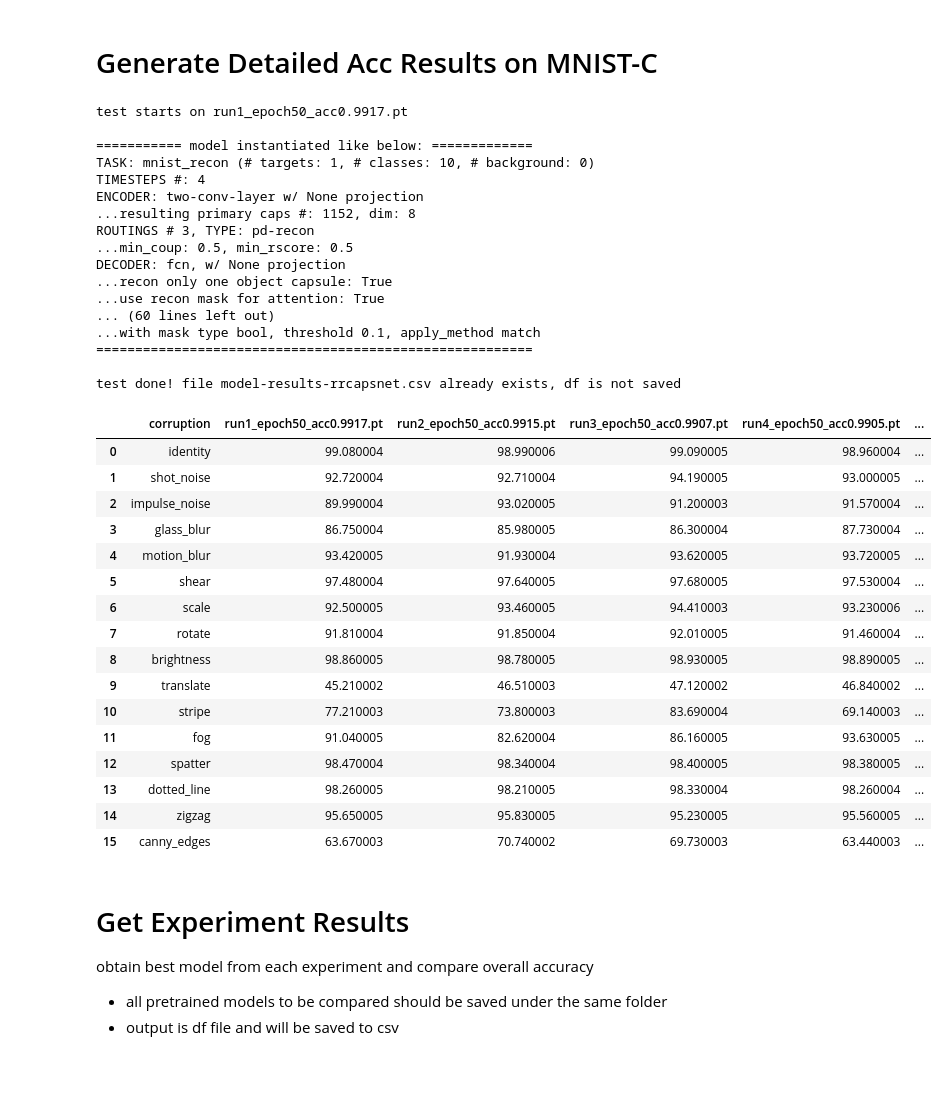
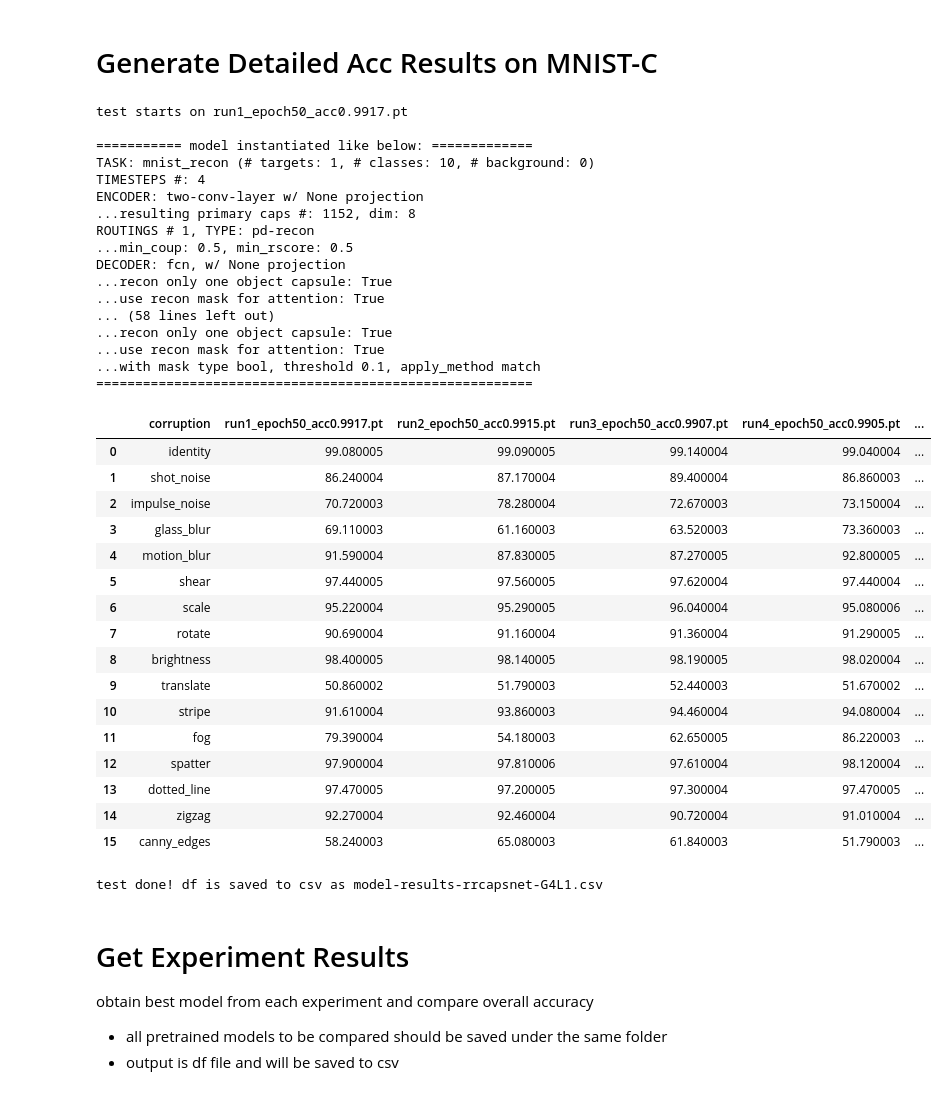
Before and after one commit to ahnchive/ORA-recognition, a Jupyter notebook: eval_rrcapsnet_original.ipynb, the cells around one changed output. Cells and saved outputs as stored; diff of their text form; code cells hidden in the pictures.

```diff
--- a/eval_rrcapsnet_original.ipynb
+++ b/eval_rrcapsnet_original.ipynb
@@ -709,17 +719,18 @@ print_args=False
 
 # load model
 args_to_update = {'device':DEVICE, 'batch_size':BATCHSIZE,
-                 'time_steps': 4, 'routings': 3, 'routing_type': 'pd-recon', #'original'
+                 'time_steps': 1, 'routings': 1, 'routing_type': 'pd-recon', #'original'
                  'min_coup': 0.5, 'min_rscore': 0.5, 'mask_threshold': 0.1}
 
-load_model_path = './results/mnist/Mar21_0248_run3/archive_model_epoch50_acc0.9907.pt'
+load_model_path = './models/rrcapsnet/run3_epoch50_acc0.9907.pt'
+
 
 args = load_args(load_model_path, args_to_update, print_args)
 model = load_model(args)
 
 
 # obtain model prediction and outputs
-corruption_index =2
+corruption_index =12
 corruption =CORRUPTION_TYPES[corruption_index-1]
 
 if task == 'mnist_c_mini':
@@ -732,8 +743,8 @@ elif task =='mnist_c_original':
     evaluate_model_on_mnistc_original(corruption, model, verbose=False, save_hooks=False)
     print(f'==> corruption type: {corruption}, this batch acc: {acc_model.mean().item()}')
 else:
-    batchnum=3*int(1000/BATCHSIZE)-1
-    x, gtx, y, objcaps_len_step, x_recon_step, outputs = evaluate_on_batch(task, batchnum, model, args, train)
+    batchnum=corruption_index*int(1000/BATCHSIZE)-1
+    x, gtx, y, objcaps_len_step, x_recon_step, outputs_model = evaluate_on_batch(task, batchnum, model, args, train)
 
 # get model prediction
 objcaps_len_step_narrow = objcaps_len_step.narrow(dim=2,start=0, length=args.num_classes)
@@ -928,11 +931,10 @@ visualize_batch(x, y, outputs['x_input'], objcaps_len_step, start=idx_start, n_i
 ########################################################
 # best model comparison on entire corruptions
 ########################################################
-path_df = 'model-results-rrcapsnet.csv'
 verbose=False
 print_args =False
 args_to_update = {'device':DEVICE, 'batch_size':BATCHSIZE,
-                 'time_steps': 4, 'routings': 3, 'routing_type': 'pd-recon', #'original'
+                 'time_steps': 4, 'routings': 1, 'routing_type': 'pd-recon', #'original'
                  'min_coup': 0.5, 'min_rscore': 0.5, 'mask_threshold': 0.1}
 
 
@@ -953,60 +955,64 @@ for load_model_path in modelpathlist:
 #     modelname = '-'.join( os.path.dirname(load_model_path).split('_')[-3:-1]) #'recon-step3'
     modelname = load_model_path.split('/')[-1] # filename
     print(f'test starts on {modelname}')
 
     # load args and model
     args = load_args(load_model_path, args_to_update, print_args)
     model = load_model(args)
 
     acclist = []
     for corruption in CORRUPTION_TYPES:
         test_loss, test_loss_class, test_loss_recon, test_acc = test_model_on_each_corruption(PATH_MNISTC, corruption, model, verbose)
         acclist.append(test_acc*100)
     df[modelname] = acclist
 
 df
 # %% [output]
 test starts on run1_epoch50_acc0.9917.pt
 
 =========== model instantiated like below: =============
 TASK: mnist_recon (# targets: 1, # classes: 10, # background: 0)
 TIMESTEPS #: 4
 ENCODER: two-conv-layer w/ None projection
 ...resulting primary caps #: 1152, dim: 8
-ROUTINGS # 3, TYPE: pd-recon
+ROUTINGS # 1, TYPE: pd-recon
 ...min_coup: 0.5, min_rscore: 0.5
 DECODER: fcn, w/ None projection
 ...recon only one object capsule: True
 ...use recon mask for attention: True
-... (60 lines left out)
+... (58 lines left out)
+...recon only one object capsule: True
+...use recon mask for attention: True
 ...with mask type bool, threshold 0.1, apply_method match
 ========================================================
-
-test done! file model-results-rrcapsnet.csv already exists, df is not saved
 |  | corruption | run1_epoch50_acc0.9917.pt | run2_epoch50_acc0.9915.pt | run3_epoch50_acc0.9907.pt | run4_epoch50_acc0.9905.pt | ... |
-| 0 | identity | 99.080004 | 98.990006 | 99.090005 | 98.960004 | ... |
-| 1 | shot_noise | 92.720004 | 92.710004 | 94.190005 | 93.000005 | ... |
-| 2 | impulse_noise | 89.990004 | 93.020005 | 91.200003 | 91.570004 | ... |
-| 3 | glass_blur | 86.750004 | 85.980005 | 86.300004 | 87.730004 | ... |
-| 4 | motion_blur | 93.420005 | 91.930004 | 93.620005 | 93.720005 | ... |
-| 5 | shear | 97.480004 | 97.640005 | 97.680005 | 97.530004 | ... |
-| 6 | scale | 92.500005 | 93.460005 | 94.410003 | 93.230006 | ... |
-| 7 | rotate | 91.810004 | 91.850004 | 92.010005 | 91.460004 | ... |
-| 8 | brightness | 98.860005 | 98.780005 | 98.930005 | 98.890005 | ... |
-| 9 | translate | 45.210002 | 46.510003 | 47.120002 | 46.840002 | ... |
-| 10 | stripe | 77.210003 | 73.800003 | 83.690004 | 69.140003 | ... |
-| 11 | fog | 91.040005 | 82.620004 | 86.160005 | 93.630005 | ... |
-| 12 | spatter | 98.470004 | 98.340004 | 98.400005 | 98.380005 | ... |
-| 13 | dotted_line | 98.260005 | 98.210005 | 98.330004 | 98.260004 | ... |
-| 14 | zigzag | 95.650005 | 95.830005 | 95.230005 | 95.560005 | ... |
-| 15 | canny_edges | 63.670003 | 70.740002 | 69.730003 | 63.440003 | ... |
+| 0 | identity | 99.080005 | 99.090005 | 99.140004 | 99.040004 | ... |
+| 1 | shot_noise | 86.240004 | 87.170004 | 89.400004 | 86.860003 | ... |
+| 2 | impulse_noise | 70.720003 | 78.280004 | 72.670003 | 73.150004 | ... |
+| 3 | glass_blur | 69.110003 | 61.160003 | 63.520003 | 73.360003 | ... |
+| 4 | motion_blur | 91.590004 | 87.830005 | 87.270005 | 92.800005 | ... |
+| 5 | shear | 97.440005 | 97.560005 | 97.620004 | 97.440004 | ... |
+| 6 | scale | 95.220004 | 95.290005 | 96.040004 | 95.080006 | ... |
+| 7 | rotate | 90.690004 | 91.160004 | 91.360004 | 91.290005 | ... |
+| 8 | brightness | 98.400005 | 98.140005 | 98.190005 | 98.020004 | ... |
+| 9 | translate | 50.860002 | 51.790003 | 52.440003 | 51.670002 | ... |
+| 10 | stripe | 91.610004 | 93.860003 | 94.460004 | 94.080004 | ... |
+| 11 | fog | 79.390004 | 54.180003 | 62.650005 | 86.220003 | ... |
+| 12 | spatter | 97.900004 | 97.810006 | 97.610004 | 98.120004 | ... |
+| 13 | dotted_line | 97.470005 | 97.200005 | 97.300004 | 97.470005 | ... |
+| 14 | zigzag | 92.270004 | 92.460004 | 90.720004 | 91.010004 | ... |
+| 15 | canny_edges | 58.240003 | 65.080003 | 61.840003 | 51.790003 | ... |
 # %%
 # save to csv
-if os.path.isfile(path_df):
+path_df = 'model-results-rrcapsnet-G4L1.csv'
+overwrite = True
+if os.path.isfile(path_df) and not overwrite:
     print(f'test done! file {path_df} already exists, df is not saved')
 else:
     df.to_csv(path_df, index=False)
     print(f'test done! df is saved to csv as {path_df}')
+# %% [output]
+test done! df is saved to csv as model-results-rrcapsnet-G4L1.csv
 # %% [markdown]
 # Get Experiment Results
 obtain best model from each experiment and compare overall accuracy
```
Also changed, not shown: parts of 4 cells of this notebook, 1 other file.
